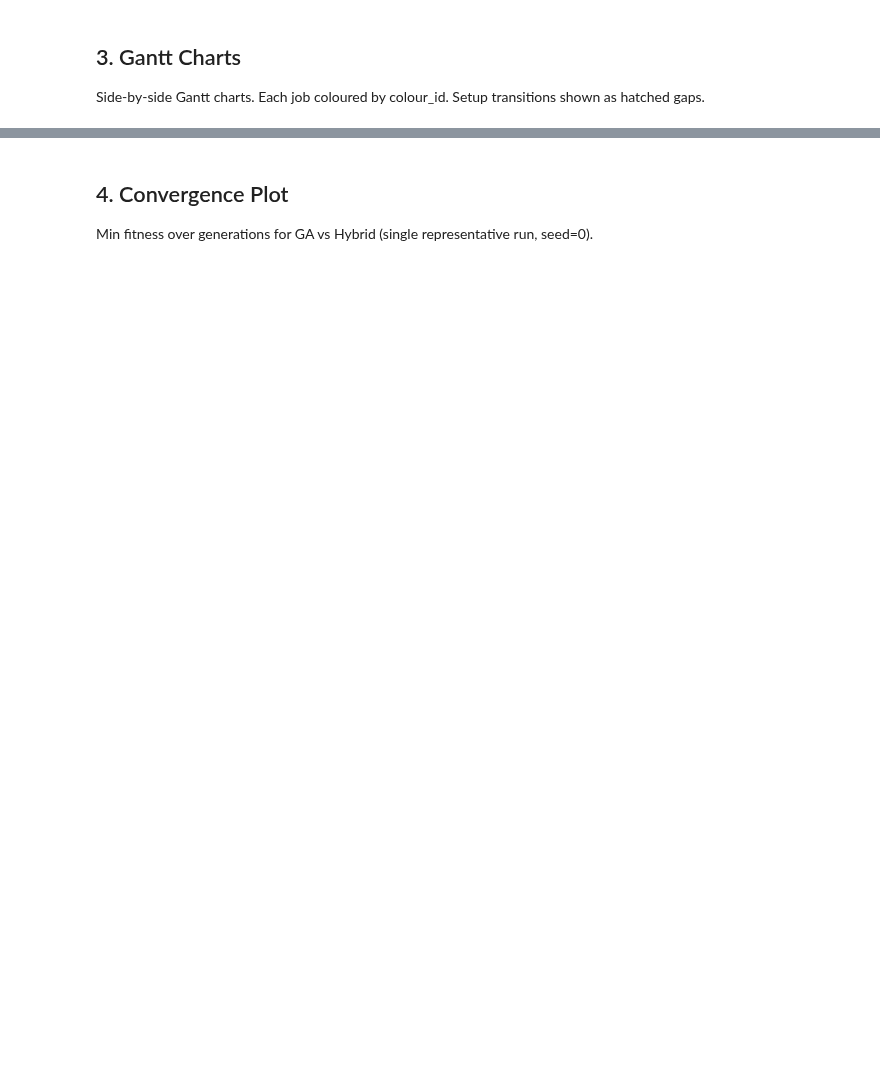
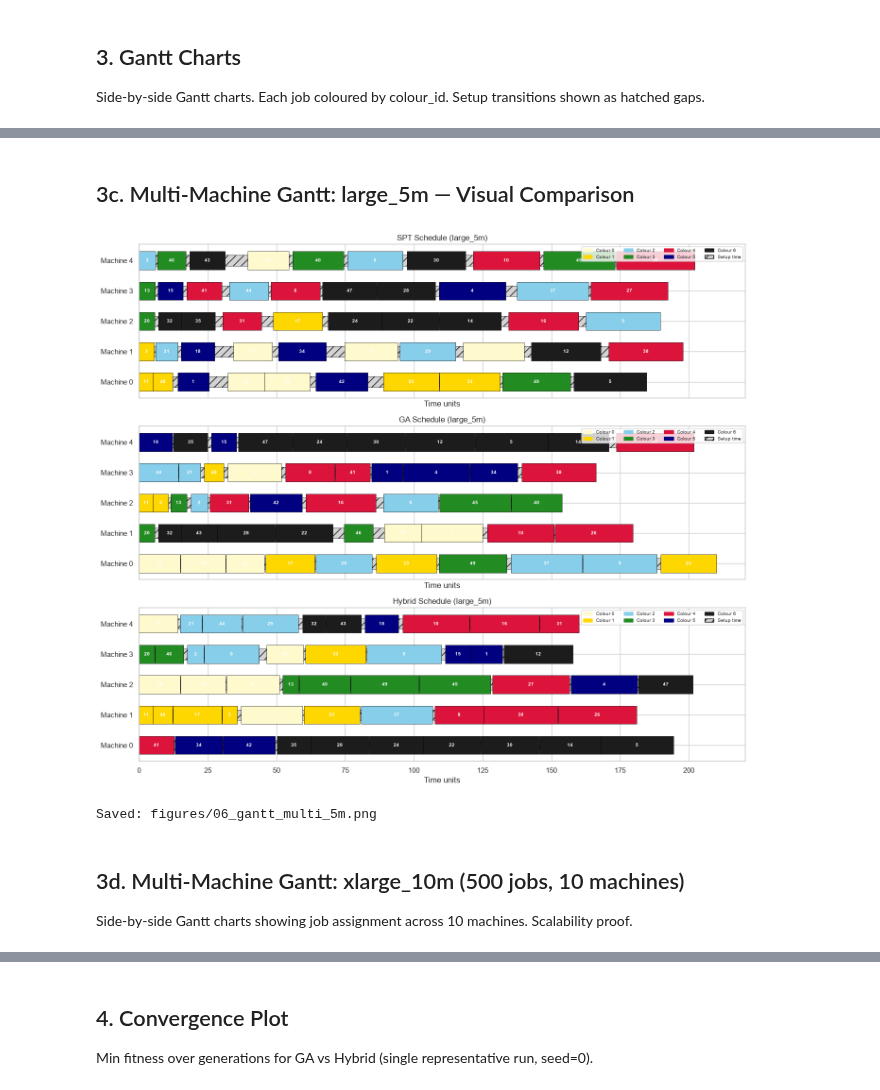
Before and after one commit to Gogula11/Dissertation, a Jupyter notebook: notebooks/06_visualisations.ipynb, the cells around one changed output, grey strips where cells are left out. Saved outputs shown, nothing was run; the diff lists cells and outputs as text; code cells hidden in the pictures; blank space fills up the shorter version.

```diff
--- a/notebooks/06_visualisations.ipynb
+++ b/notebooks/06_visualisations.ipynb
@@ -105,0 +125,30 @@ print("Saved: figures/06_gantt_comparison.png")
+# %%
+print("\n=== large_5m (n=50, m=5) ===")
+inst_5m = generate_instance(n=50, m=5, seed=0)
+print(f"Instance: n={inst_5m['n']}, m={inst_5m['m']}")
+
+# Run SPT
+spt_sigma_5m = spt(inst_5m)
+f1s, f2s = estimate_scales(inst_5m)
+spt_result_5m = evaluate(spt_sigma_5m, inst_5m, alpha=0.5, f1_scale=f1s, f2_scale=f2s)
+spt_result_5m['best_sigma'] = spt_sigma_5m
+print(f"SPT: composite={spt_result_5m['composite']:.3f}, tardiness={spt_result_5m['weighted_tardiness']:.1f}, setup={spt_result_5m['setup_cost']:.1f}")
+
+# Run GA (200 gens, seed=0)
+print("\nRunning GA (200 generations)...")
+ga_result_5m = run_ga(inst_5m, n_gen=200, pop_size=100, seed=0, verbose=False)
+print(f"GA:  composite={ga_result_5m['best_fitness']:.3f}, tardiness={ga_result_5m['weighted_tardiness']:.1f}, setup={ga_result_5m['setup_cost']:.1f}")
+
+# Run Hybrid
+if hybrid_result is not None:  # reuse model loaded earlier
+    hybrid_result_5m = run_hybrid(inst_5m, model, seed=0)
+    print(f"Hybrid: composite={hybrid_result_5m['composite']:.3f}, tardiness={hybrid_result_5m['weighted_tardiness']:.1f}, setup={hybrid_result_5m['setup_cost']:.1f}")
+else:
+    hybrid_result_5m = None
+    print("⚠ No trained model found.")
+
+# Print schedule tables
+print_schedule(extract_schedule(spt_result_5m['best_sigma'], inst_5m), "SPT Schedule (5 machines)")
+print_schedule(extract_schedule(ga_result_5m['best_sigma'], inst_5m), "GA Schedule (5 machines)")
+if hybrid_result_5m is not None:
+    print_schedule(extract_schedule(hybrid_result_5m['best_sigma'], inst_5m), "Hybrid Schedule (5 machines)")
@@ -105,0 +173,21 @@ print("Saved: figures/06_gantt_comparison.png")
+# %% [markdown]
+## 3c. Multi-Machine Gantt: large_5m — Visual Comparison
+# %%
+fig, axes = plt.subplots(3, 1, figsize=(14, 12), sharex=True)
+
+plot_gantt(spt_result_5m['best_sigma'], inst_5m, title="SPT Schedule (large_5m)", ax=axes[0])
+plot_gantt(ga_result_5m['best_sigma'], inst_5m, title="GA Schedule (large_5m)", ax=axes[1])
+if hybrid_result_5m is not None:
+    plot_gantt(hybrid_result_5m['best_sigma'], inst_5m, title="Hybrid Schedule (large_5m)", ax=axes[2])
+
+plt.tight_layout()
+plt.savefig(os.path.join(root, "figures/06_gantt_multi_5m.png"), dpi=150, bbox_inches="tight")
+plt.show()
+print("Saved: figures/06_gantt_multi_5m.png")
+# %% [output]
+[figure, added]
+Saved: figures/06_gantt_multi_5m.png
+# %% [markdown]
+## 3d. Multi-Machine Gantt: xlarge_10m (500 jobs, 10 machines)
+
+Side-by-side Gantt charts showing job assignment across 10 machines. Scalability proof.
```
Also changed, not shown: parts of 9 cells of this notebook, 19 other files.
